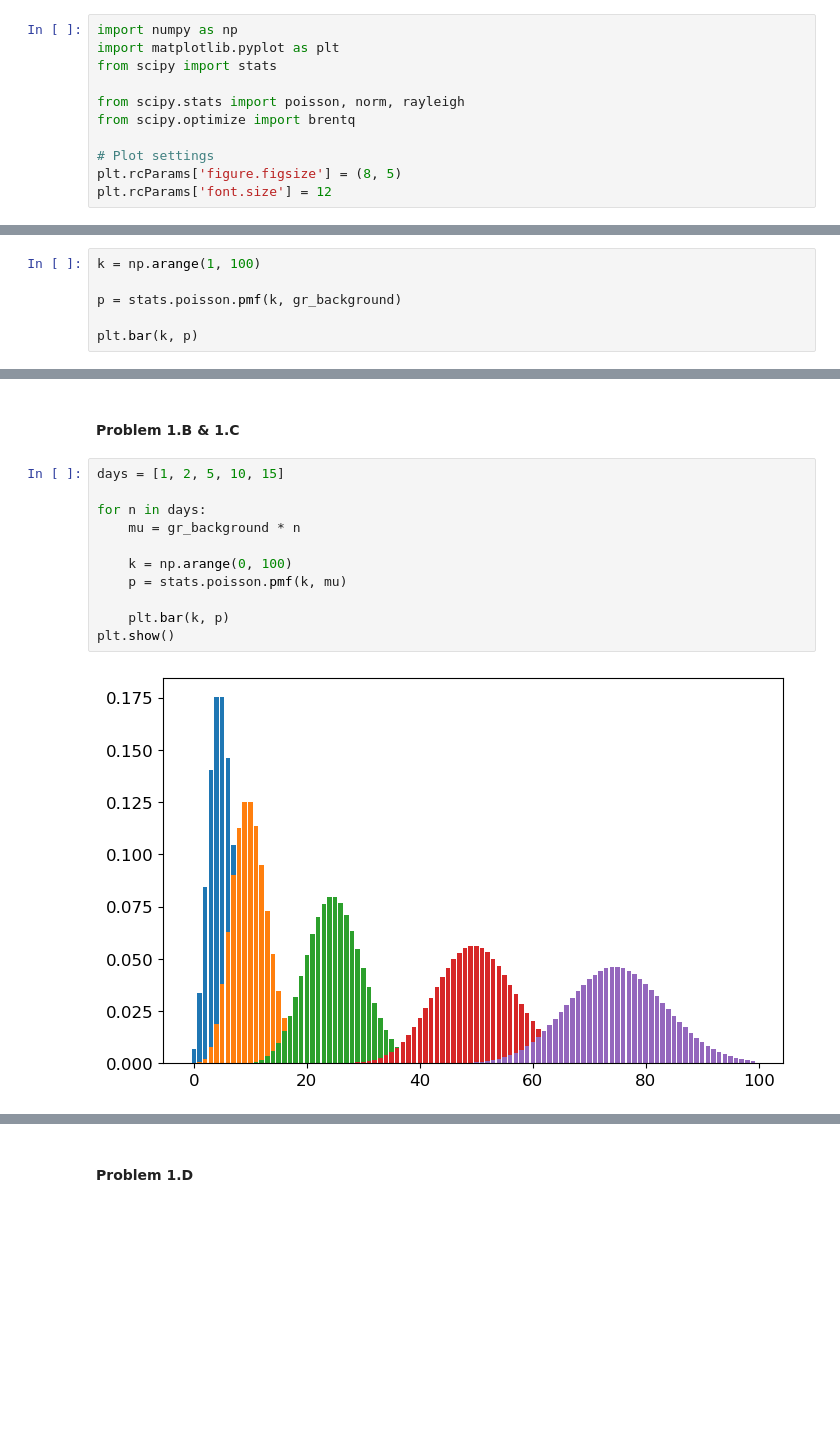
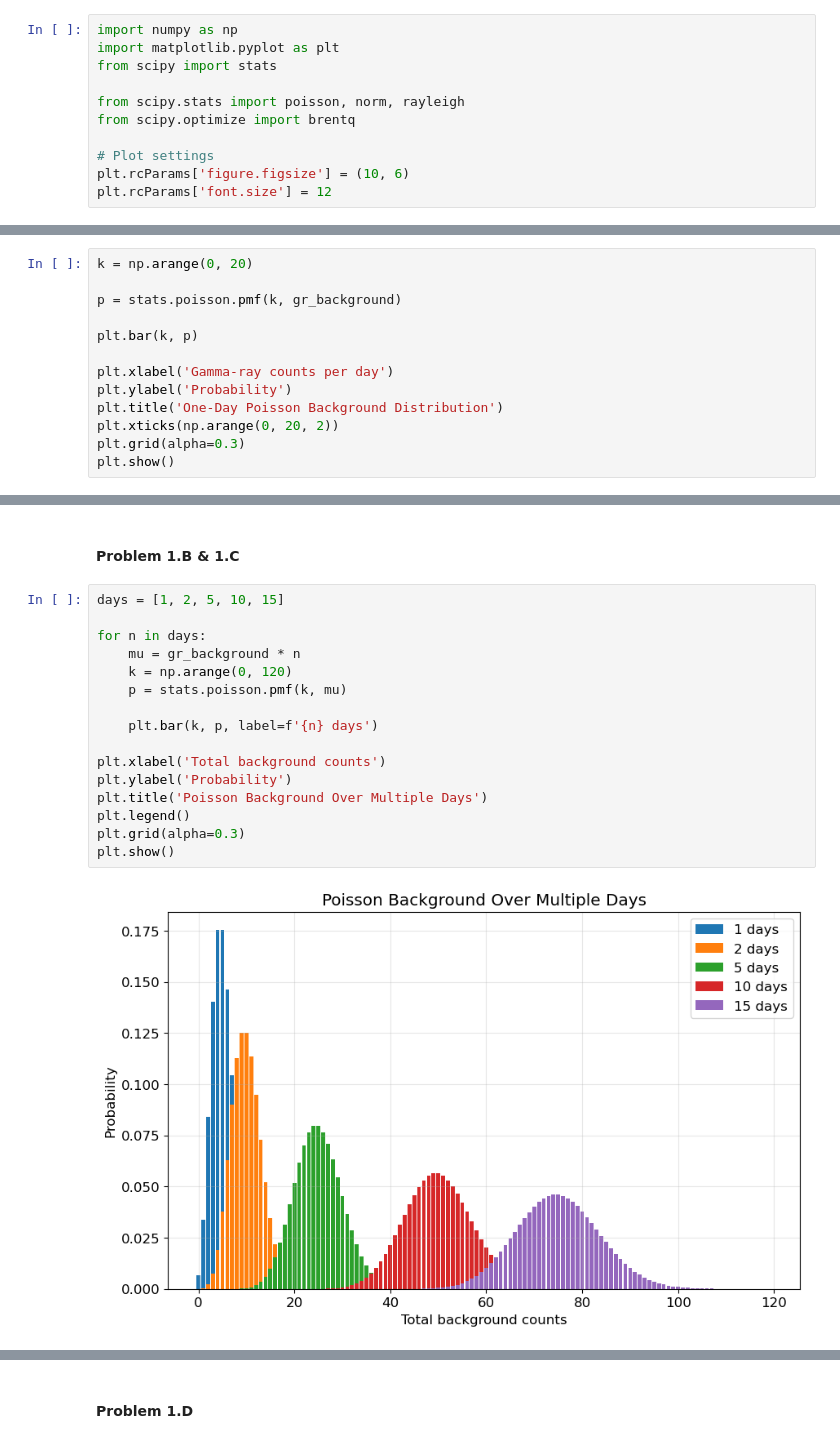
Before and after one commit to twbrouse/PHYS434, a Jupyter notebook: Lab2.ipynb, the cells around one changed output, grey strips where cells are left out. Saved outputs shown, nothing was run; the diff lists cells and outputs as text; blank space fills up the shorter version.

```diff
--- a/Lab2.ipynb
+++ b/Lab2.ipynb
@@ -7,7 +7,7 @@ from scipy.stats import poisson, norm, rayleigh
 from scipy.optimize import brentq
 
 # Plot settings
-plt.rcParams['figure.figsize'] = (8, 5)
+plt.rcParams['figure.figsize'] = (10, 6)
 plt.rcParams['font.size'] = 12
 # %% [markdown]
 #### Problem 1.A
@@ -25,7 +26,14 @@ print(stats.poisson.sf(gr_emitted, gr_background))
 # %%
-k = np.arange(1, 100)
+k = np.arange(0, 20)
 
 p = stats.poisson.pmf(k, gr_background)
 
 plt.bar(k, p)
+
+plt.xlabel('Gamma-ray counts per day')
+plt.ylabel('Probability')
+plt.title('One-Day Poisson Background Distribution')
+plt.xticks(np.arange(0, 20, 2))
+plt.grid(alpha=0.3)
+plt.show()
 # %% [output]
@@ -36,13 +43,18 @@ plt.bar(k, p)
 # %%
 days = [1, 2, 5, 10, 15]
 
 for n in days:
     mu = gr_background * n
-
-    k = np.arange(0, 100)
+    k = np.arange(0, 120)
     p = stats.poisson.pmf(k, mu)
 
-    plt.bar(k, p)
+    plt.bar(k, p, label=f'{n} days')
+
+plt.xlabel('Total background counts')
+plt.ylabel('Probability')
+plt.title('Poisson Background Over Multiple Days')
+plt.legend()
+plt.grid(alpha=0.3)
 plt.show()
 # %% [output]
-[figure, old version]
+[figure, new version]
```
Also changed, not shown: parts of 21 cells of this notebook, 1 other file.
